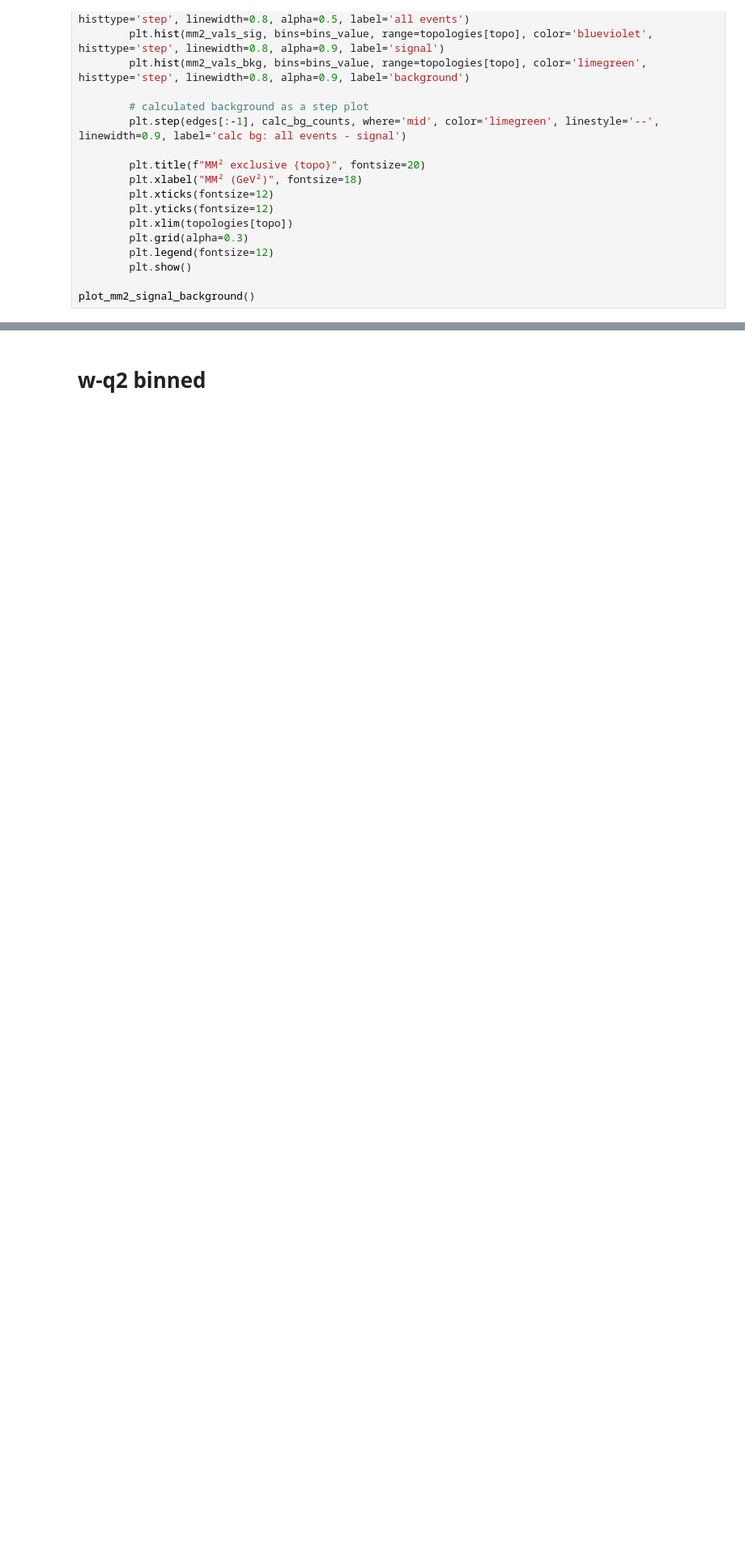
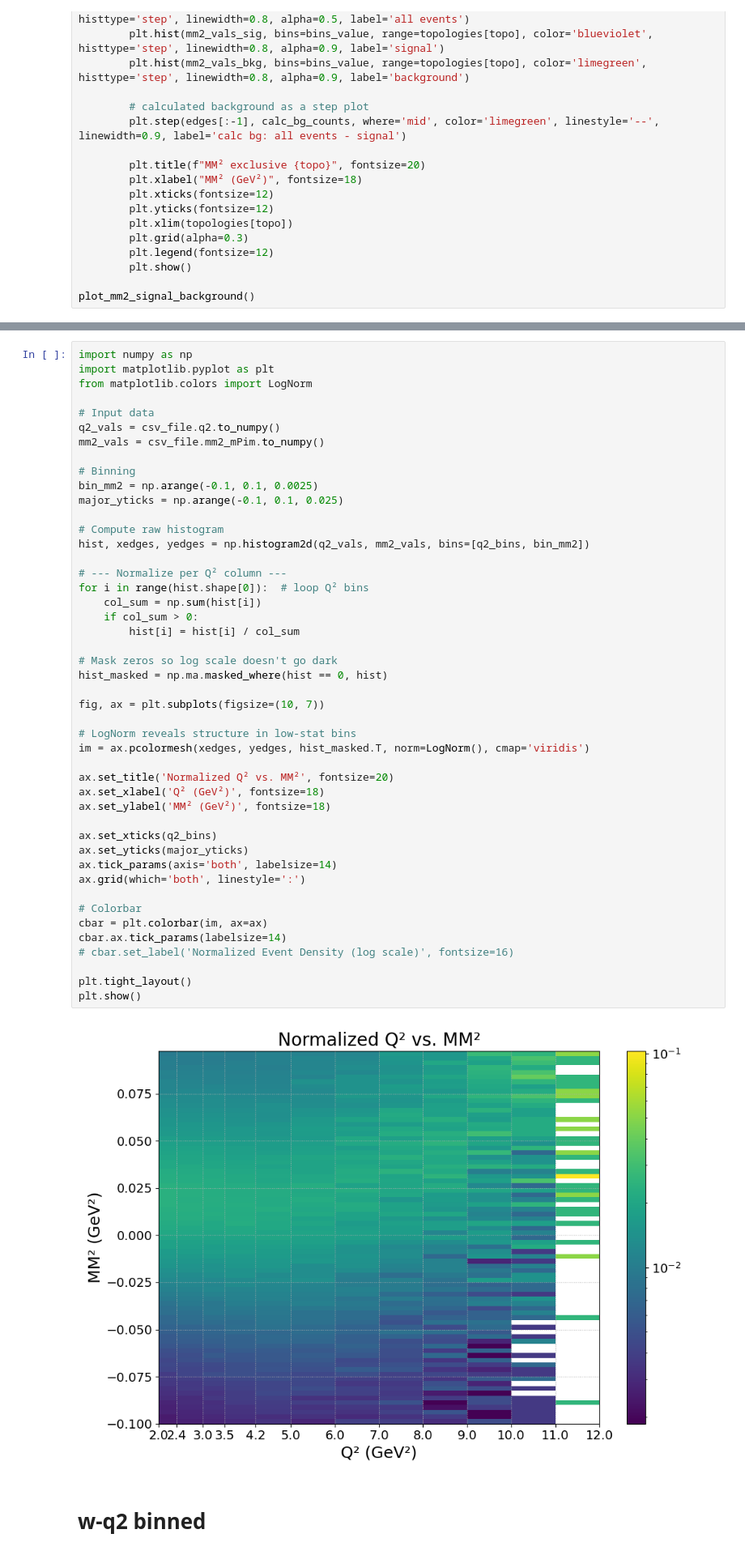
Before and after one commit to aosmond98/clas12, a Jupyter notebook: python/background_investigation_v7.ipynb, the cells around one changed output, grey strips where cells are left out. Shown at 81% size. Drawn from its saved outputs; the diff is of its cells as text; blank space fills up the shorter version.

```diff
--- a/python/background_investigation_v7.ipynb
+++ b/python/background_investigation_v7.ipynb
@@ -1708,3 +1748,51 @@ plot_mm2_signal_background()
+# %%
+import numpy as np
+import matplotlib.pyplot as plt
+from matplotlib.colors import LogNorm
+
+# Input data
+q2_vals = csv_file.q2.to_numpy()
+mm2_vals = csv_file.mm2_mPim.to_numpy()
+
+# Binning
+bin_mm2 = np.arange(-0.1, 0.1, 0.0025)
+major_yticks = np.arange(-0.1, 0.1, 0.025)
+
+# Compute raw histogram
+hist, xedges, yedges = np.histogram2d(q2_vals, mm2_vals, bins=[q2_bins, bin_mm2])
+
+# --- Normalize per Q² column ---
+for i in range(hist.shape[0]):  # loop Q² bins
+    col_sum = np.sum(hist[i])
+    if col_sum > 0:
+        hist[i] = hist[i] / col_sum
+
+# Mask zeros so log scale doesn't go dark
+hist_masked = np.ma.masked_where(hist == 0, hist)
+
+fig, ax = plt.subplots(figsize=(10, 7))
+
+# LogNorm reveals structure in low-stat bins
+im = ax.pcolormesh(xedges, yedges, hist_masked.T, norm=LogNorm(), cmap='viridis')
+
+ax.set_title('Normalized Q² vs. MM²', fontsize=20)
+ax.set_xlabel('Q² (GeV²)', fontsize=18)
+ax.set_ylabel('MM² (GeV²)', fontsize=18)
+
+ax.set_xticks(q2_bins)
+ax.set_yticks(major_yticks)
+ax.tick_params(axis='both', labelsize=14)
+ax.grid(which='both', linestyle=':')
+
+# Colorbar
+cbar = plt.colorbar(im, ax=ax)
+cbar.ax.tick_params(labelsize=14)
+# cbar.set_label('Normalized Event Density (log scale)', fontsize=16)
+
+plt.tight_layout()
+plt.show()
+# %% [output]
+[figure, added]
 # %% [markdown]
 # w-q2 binned
 # %%
```
Also changed, not shown: parts of 20 cells of this notebook.
